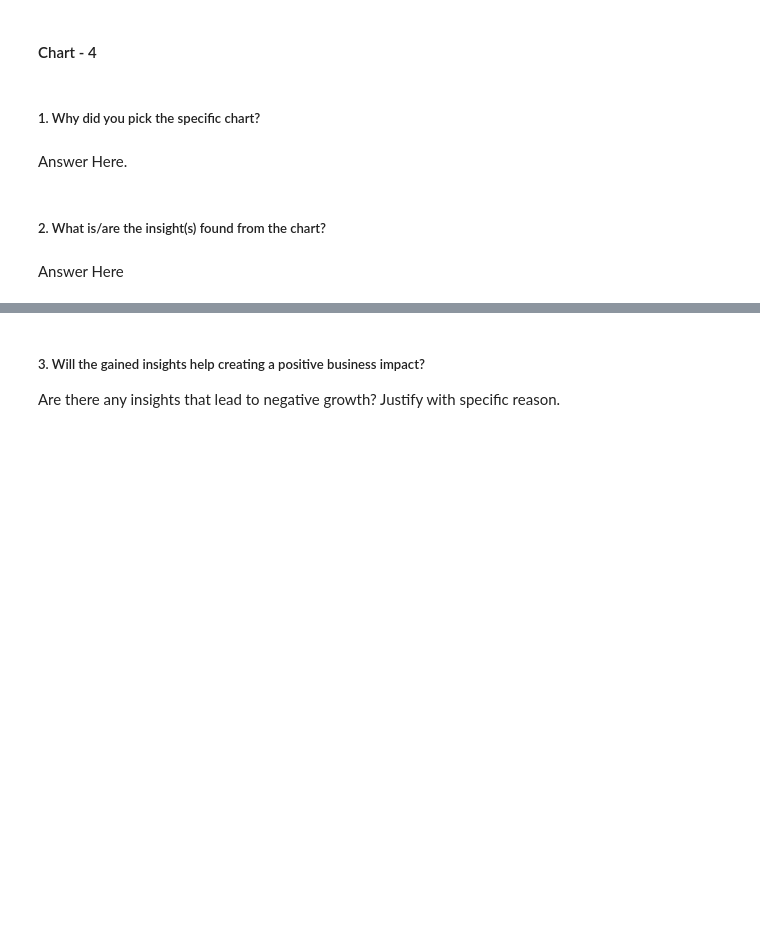
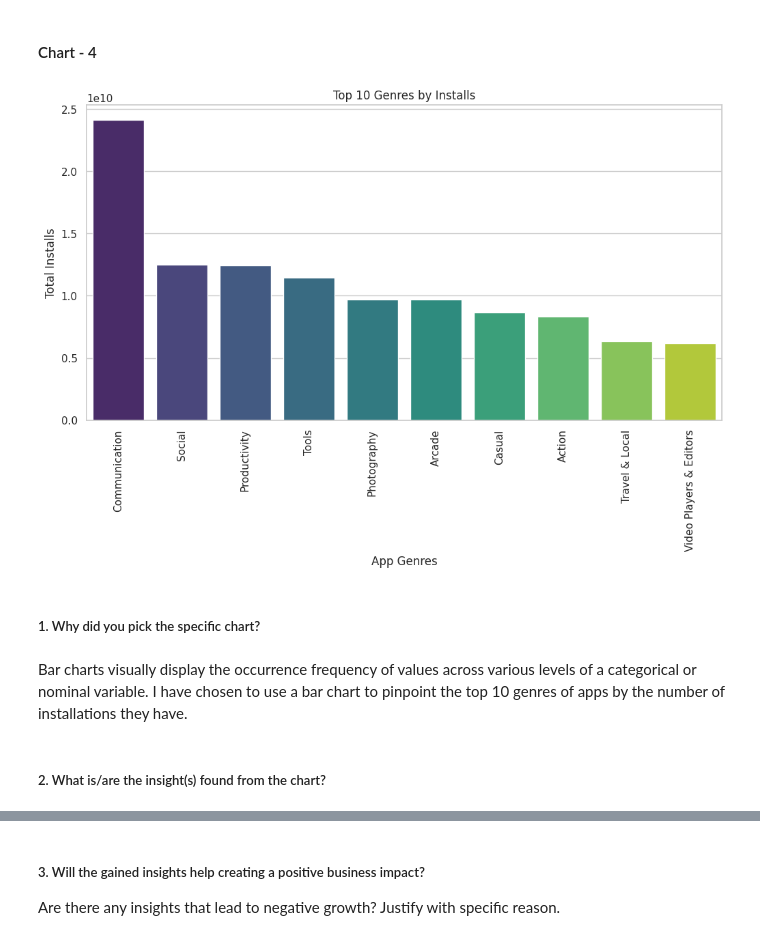
Before and after one commit to rohitpaul09/Play-Store-App-Review-Analysis, a Jupyter notebook: Play_Store_App_Review_Analysis.ipynb, the cells around one changed output, grey strips where cells are left out. Drawn from its saved outputs; the diff is of its cells as text; code cells hidden in the pictures; blank space fills up the shorter version.

```diff
--- a/Play_Store_App_Review_Analysis.ipynb
+++ b/Play_Store_App_Review_Analysis.ipynb
@@ -367,7 +367,8 @@ def replace_with_mode(date_str):
         return pd.to_datetime(date_str)
     except ValueError:
         # If the conversion fails, return the mode of the 'Last Updated' column
-        return df_psdata['Last Updated'].mode().iloc[0]
+        mode_value= df_psdata['Last Updated'].mode().iloc[0]
+        return pd.to_datetime(mode_value)
 
 # Apply the function to the 'Last Updated' column of the dataframe
 df_psdata['Last Updated'] = df_psdata['Last Updated'].apply(replace_with_mode)
@@ -738,8 +743,32 @@ In conclusion, while the dominance of free apps on the Google Play Store present
+# %%
+# Bivariate Analysis: Top 10 Genres by Installs
+
+# Group by Genre, summing the installs for each genre
+genre_installs = df_psdata.groupby('Genres')['Installs'].sum().reset_index()
+
+# Sort by installs in descending order
+sorted_genre_installs = genre_installs.sort_values(by='Installs', ascending=False)
+
+# Select the top 10 genres
+top_10_genres = sorted_genre_installs.head(10)
+
+# Set up the plot
+plt.figure(figsize=(12, 6))
+sns.barplot(x='Genres', y='Installs', data=top_10_genres, palette='viridis')
+
+# Customize the plot
+plt.xticks(rotation=90)
+plt.title('Top 10 Genres by Installs')
+plt.xlabel('App Genres')
+plt.ylabel('Total Installs')
+
+# Show the plot
+plt.show()
+# %% [output]
+[figure, added]
 # %% [markdown]
 ##### 1. Why did you pick the specific chart?
-# %% [markdown]
-Answer Here.
+# %% [markdown]
+Bar charts visually display the occurrence frequency of values across various levels of a categorical or nominal variable. I have chosen to use a bar chart to pinpoint the top 10 genres of apps by the number of installations they have.
 # %% [markdown]
 ##### 2. What is/are the insight(s) found from the chart?
-# %% [markdown]
-Answer Here
```
Also changed, not shown: parts of 3 cells of this notebook.
